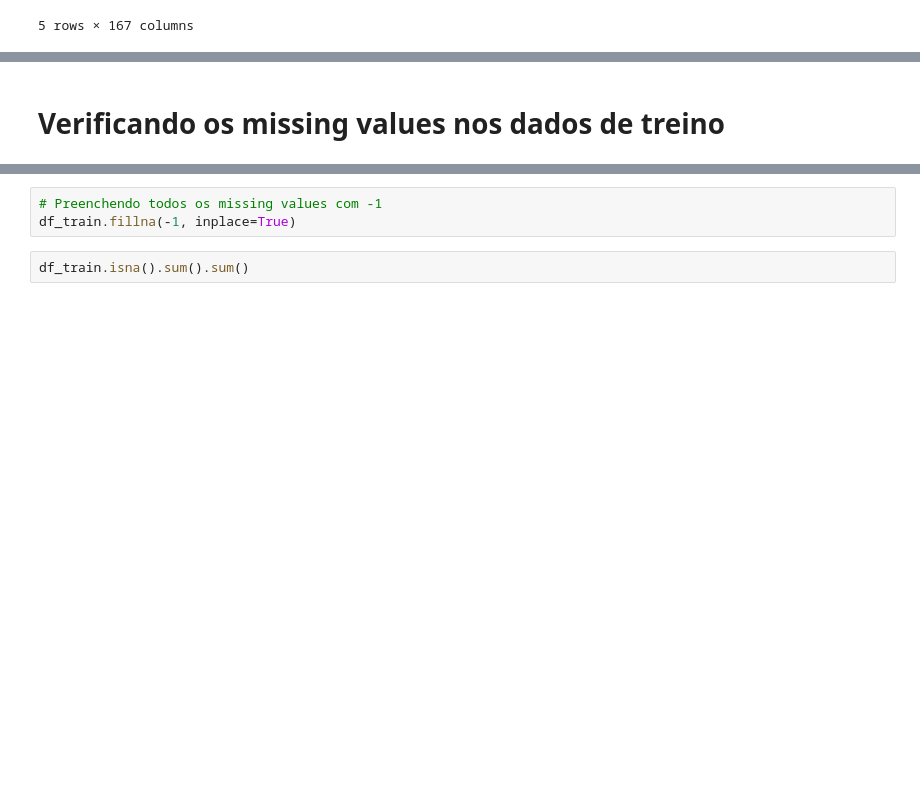
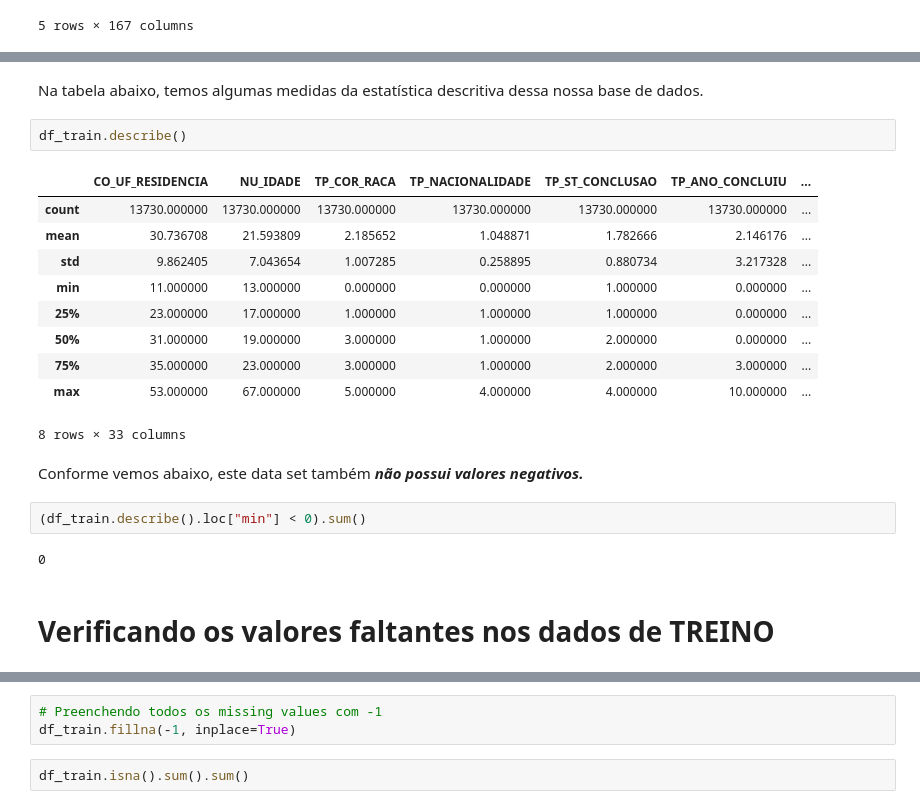
Before and after one commit to Diegohluiz/Desafios-DataScience-Codenation, a Jupyter notebook: Desafio Semana 8/main.ipynb, the cells around one changed output, grey strips where cells are left out. Saved outputs shown, nothing was run; the diff lists cells and outputs as text; blank space fills up the shorter version.

```diff
--- a/Desafio Semana 8/main.ipynb
+++ b/Desafio Semana 8/main.ipynb
@@ -166,3 +294,24 @@ memory usage: 17.5+ MB
+# %% [markdown]
+Na tabela abaixo, temos algumas medidas da estatística descritiva dessa nossa base de dados.
+# %%
+df_train.describe()
+# %% [output]
+|  | CO_UF_RESIDENCIA | NU_IDADE | TP_COR_RACA | TP_NACIONALIDADE | TP_ST_CONCLUSAO | TP_ANO_CONCLUIU | ... |
+| count | 13730.000000 | 13730.000000 | 13730.000000 | 13730.000000 | 13730.000000 | 13730.000000 | ... |
+| mean | 30.736708 | 21.593809 | 2.185652 | 1.048871 | 1.782666 | 2.146176 | ... |
+| std | 9.862405 | 7.043654 | 1.007285 | 0.258895 | 0.880734 | 3.217328 | ... |
+| min | 11.000000 | 13.000000 | 0.000000 | 0.000000 | 1.000000 | 0.000000 | ... |
+| 25% | 23.000000 | 17.000000 | 1.000000 | 1.000000 | 1.000000 | 0.000000 | ... |
+| 50% | 31.000000 | 19.000000 | 3.000000 | 1.000000 | 2.000000 | 0.000000 | ... |
+| 75% | 35.000000 | 23.000000 | 3.000000 | 1.000000 | 2.000000 | 3.000000 | ... |
+| max | 53.000000 | 67.000000 | 5.000000 | 4.000000 | 4.000000 | 10.000000 | ... |
+8 rows × 33 columns
+# %% [markdown]
+Conforme vemos abaixo, este data set também ***não possui valores negativos.***
+# %%
+(df_train.describe().loc["min"] < 0).sum()
+# %% [output]
+0
 # %% [markdown]
-# Verificando os missing values nos dados de treino
+# Verificando os valores faltantes nos dados de TREINO
 # %%
```
Also changed, not shown: parts of 54 cells of this notebook.
